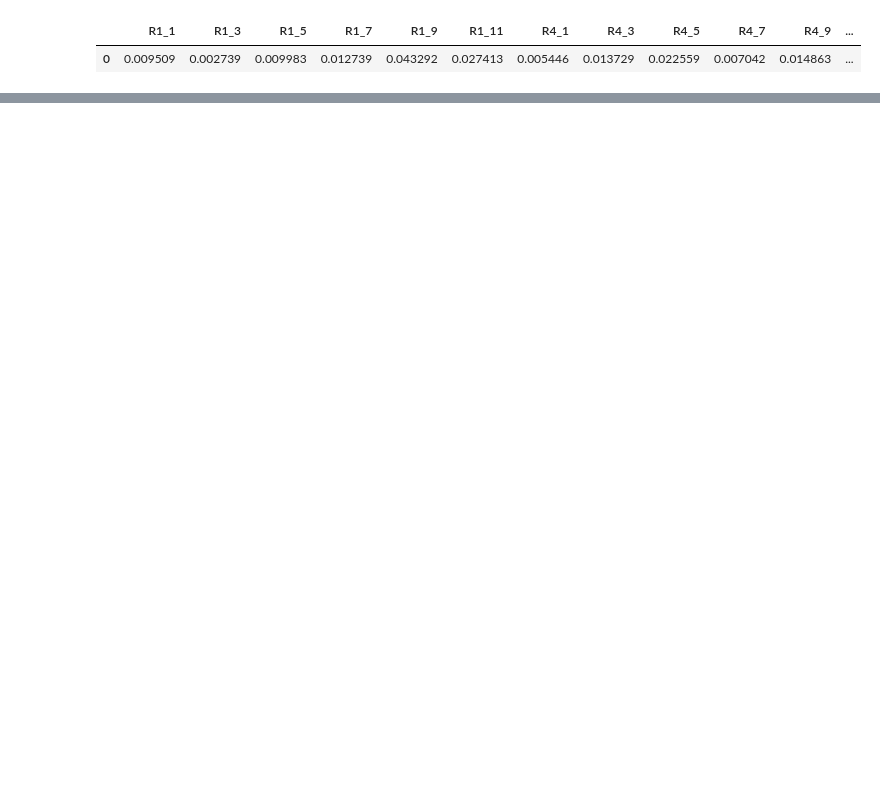
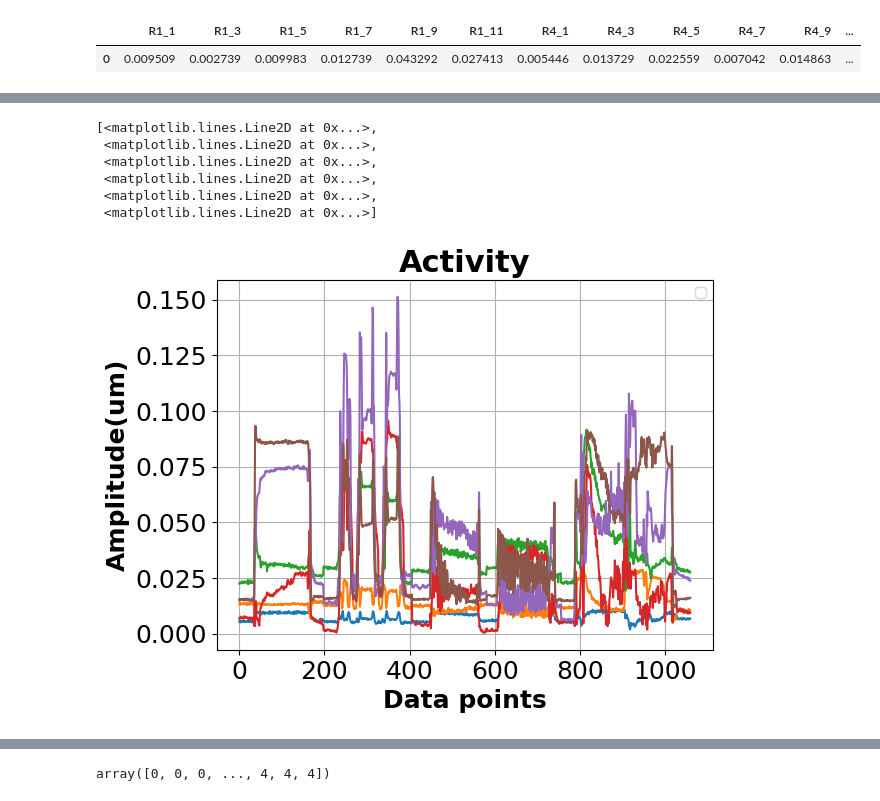
Before and after one commit to htsago/Sensorprobe, a Jupyter notebook: model.ipynb, the cells around one changed output, grey strips where cells are left out. Drawn from its saved outputs; the diff is of its cells as text; code cells hidden in the pictures; blank space fills up the shorter version.

```diff
--- a/model.ipynb
+++ b/model.ipynb
@@ -18,3 +37,21 @@ data.head(1)
+# %%
+plt.title('Activity', fontsize=22, fontweight='bold')
+plt.xlabel('Data points', fontsize=18, fontweight='bold')
+plt.ylabel('Amplitude(um)', fontsize=18, fontweight='bold')
+plt.grid(True)
+plt.legend(['R1_1'])
+
+# Set the text size of the tick labels on both axes
+plt.tick_params(axis='both', labelsize=18)
+plt.plot(data.index, data[['R4_1','R4_3', 'R4_5', 'R4_7', 'R4_9', 'R4_11', ]])
+# %% [output]
+[<matplotlib.lines.Line2D at 0x...>,
+ <matplotlib.lines.Line2D at 0x...>,
+ <matplotlib.lines.Line2D at 0x...>,
+ <matplotlib.lines.Line2D at 0x...>,
+ <matplotlib.lines.Line2D at 0x...>,
+ <matplotlib.lines.Line2D at 0x...>]
+[figure, added]
 # %%
 X = data.drop(['Label'], axis=1)
 y = data['Label']
@@ -50,5 +87,8 @@ def reciprocal(d):
 # Konvertiere Labels in numerische Werte
 label_encoder = LabelEncoder()
 y_encoded = label_encoder.fit_transform(y)
+y_encoded
+# %% [output]
+array([0, 0, 0, ..., 4, 4, 4])
 # %%
 # Teile die Daten in Trainings- und Testsets auf
```
Also changed, not shown: parts of 18 cells of this notebook, 2 other files.
